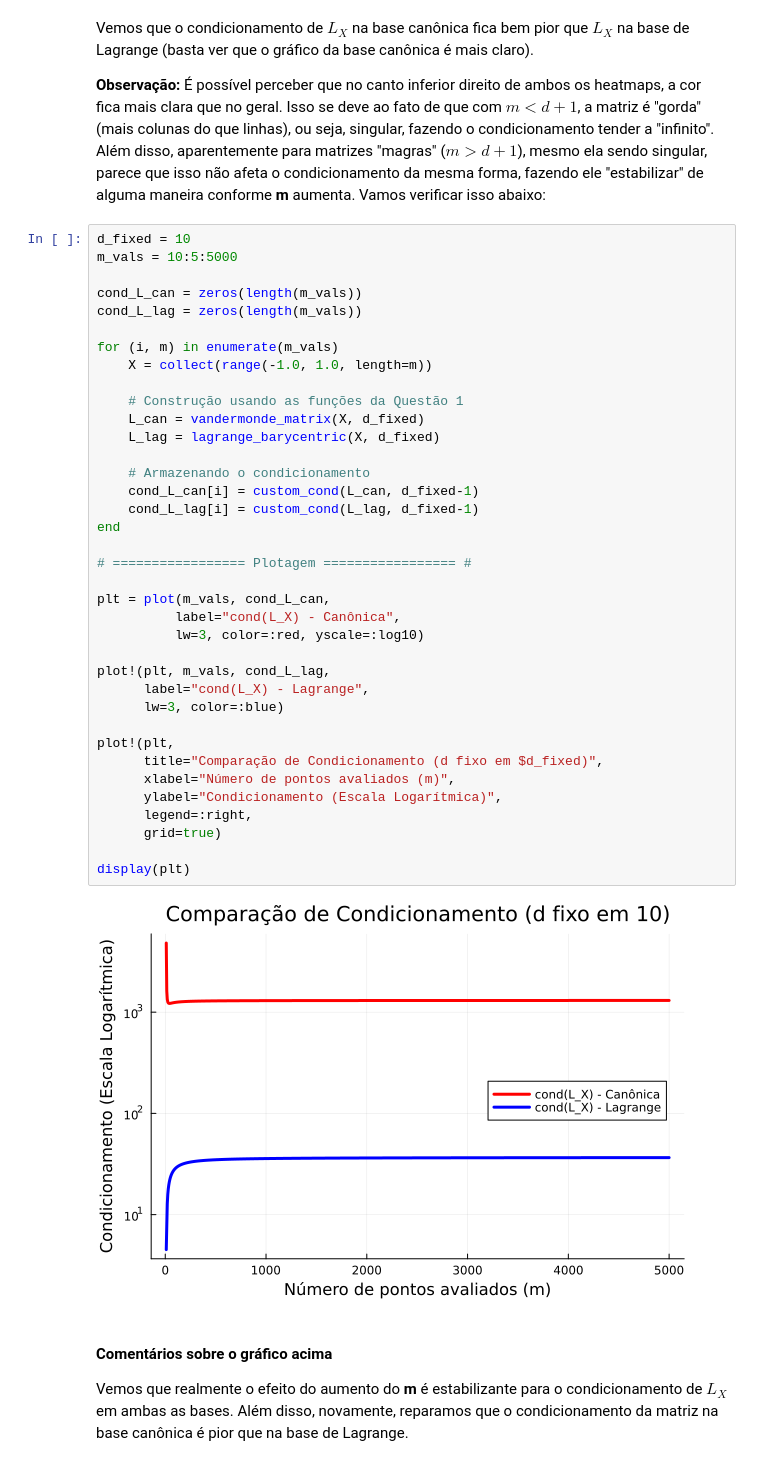
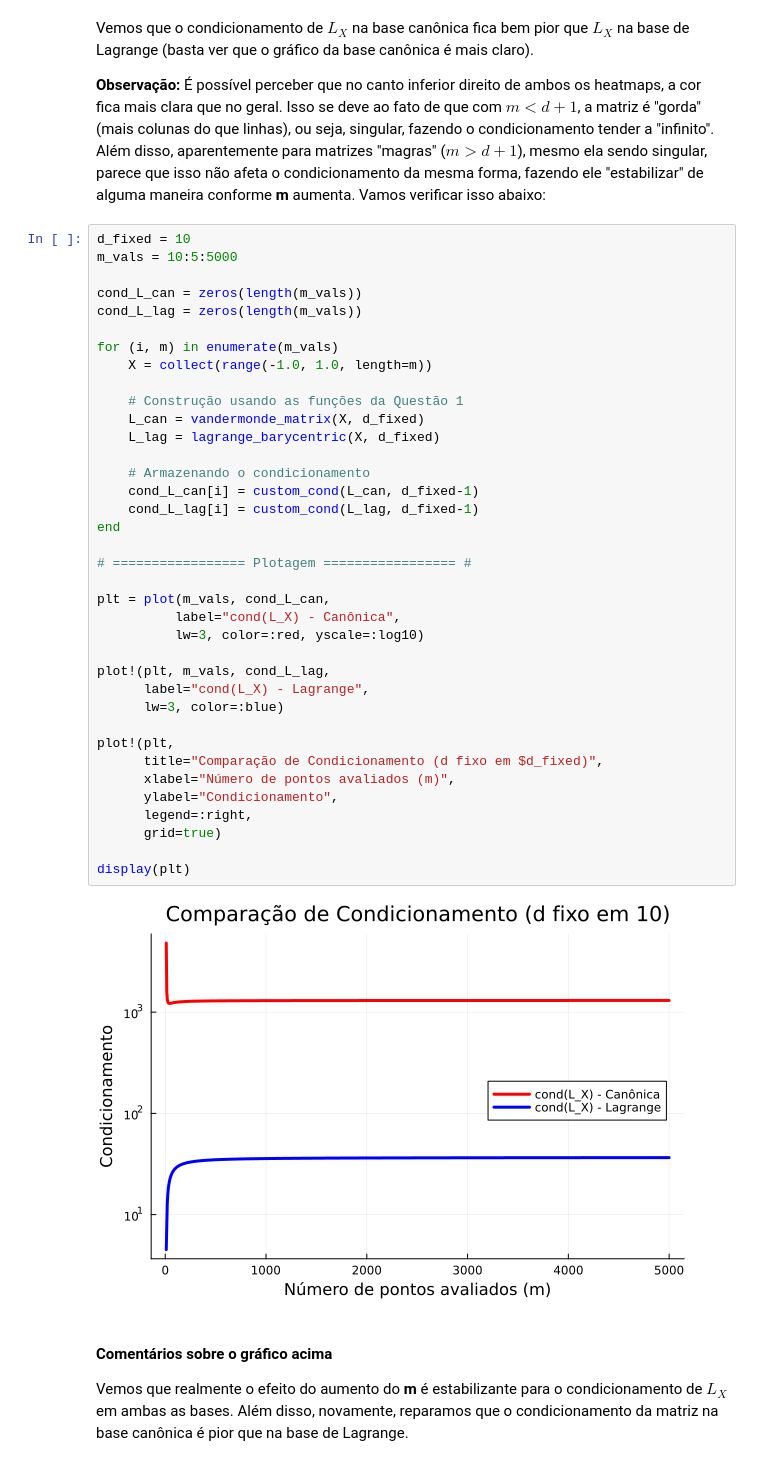
Before and after one commit to Jose-Pedro-Dresch/aln_pjt3_polinomios, a Jupyter notebook: Projeto3_julia (1).ipynb, the cells around one changed output. Drawn from its saved outputs; the diff is of its cells as text.

```diff
--- a/Projeto3_julia (1).ipynb
+++ b/Projeto3_julia (1).ipynb
@@ -600,35 +600,35 @@ cond_L_lag = zeros(length(m_vals))
 for (i, m) in enumerate(m_vals)
     X = collect(range(-1.0, 1.0, length=m))
 
     # Construção usando as funções da Questão 1
     L_can = vandermonde_matrix(X, d_fixed)
     L_lag = lagrange_barycentric(X, d_fixed)
 
     # Armazenando o condicionamento
     cond_L_can[i] = custom_cond(L_can, d_fixed-1)
     cond_L_lag[i] = custom_cond(L_lag, d_fixed-1)
 end
 
 # ================= Plotagem ================= #
 
 plt = plot(m_vals, cond_L_can,
           label="cond(L_X) - Canônica",
           lw=3, color=:red, yscale=:log10)
 
 plot!(plt, m_vals, cond_L_lag,
       label="cond(L_X) - Lagrange",
       lw=3, color=:blue)
 
 plot!(plt,
       title="Comparação de Condicionamento (d fixo em $d_fixed)",
       xlabel="Número de pontos avaliados (m)",
-      ylabel="Condicionamento (Escala Logarítmica)",
+      ylabel="Condicionamento",
       legend=:right,
       grid=true)
 
 display(plt)
 # %% [output]
-[figure, old version]
+[figure, new version]
 # %% [markdown]
 #### Comentários sobre o gráfico acima
 
```
Also changed, not shown: parts of 11 cells of this notebook.
